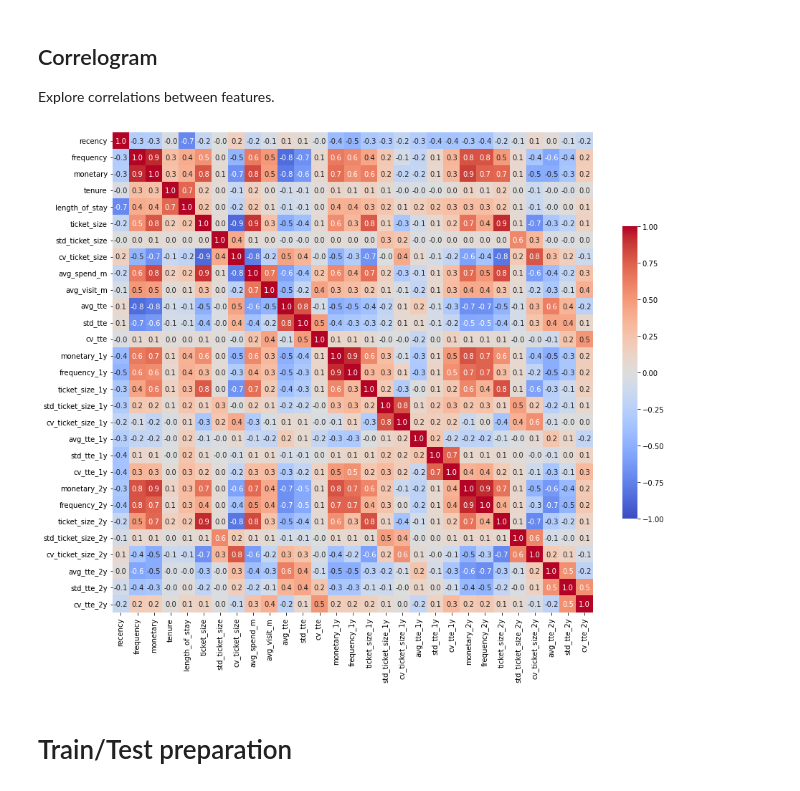
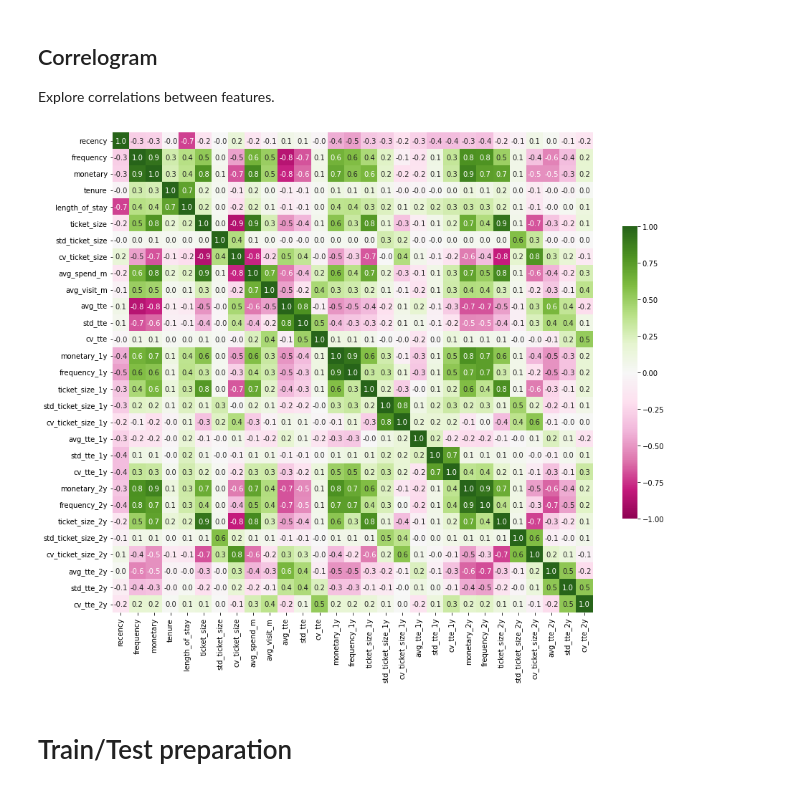
Before and after one commit to tanatiem/campaign-response, a Jupyter notebook: notebooks/campaign_response_prediction.ipynb, the cells around one changed output. Saved outputs shown, nothing was run; the diff lists cells and outputs as text; code cells hidden in the pictures.

```diff
--- a/notebooks/campaign_response_prediction.ipynb
+++ b/notebooks/campaign_response_prediction.ipynb
@@ -758,10 +762,10 @@ plt.show()
 Explore correlations between features.
 # %%
 plt.figure(figsize=(15,15))
-sns.heatmap(all_data.drop(columns='response').corr(), cmap='coolwarm', annot=True, fmt='.1f', vmin=-1, vmax=1,
+sns.heatmap(all_data.drop(columns='response').corr(), cmap='PiYG', annot=True, fmt='.1f', vmin=-1, vmax=1,
             square=True, cbar_kws={"shrink": 0.5} );
 # %% [output]
-[figure, old version]
+[figure, new version]
 # %% [markdown]
 # Train/Test preparation
 # %%
```
Also changed, not shown: parts of 17 cells of this notebook.
